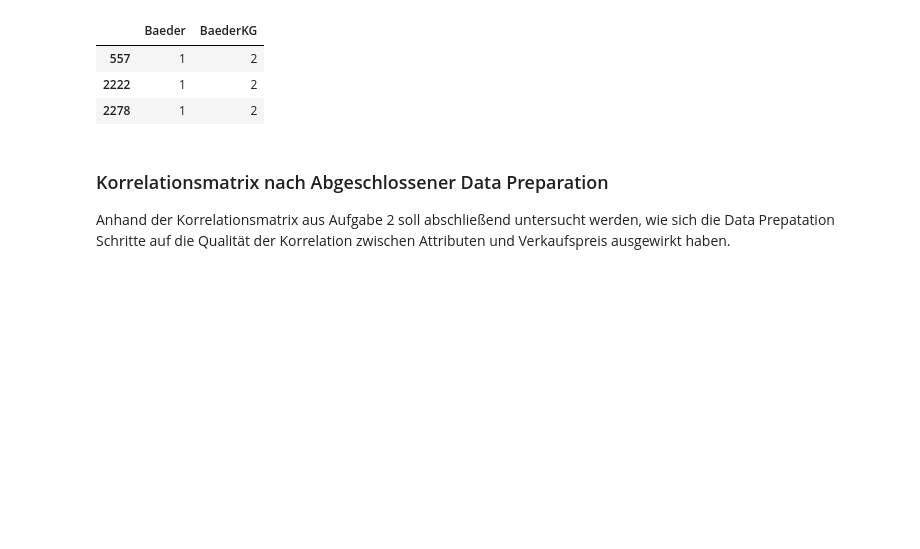
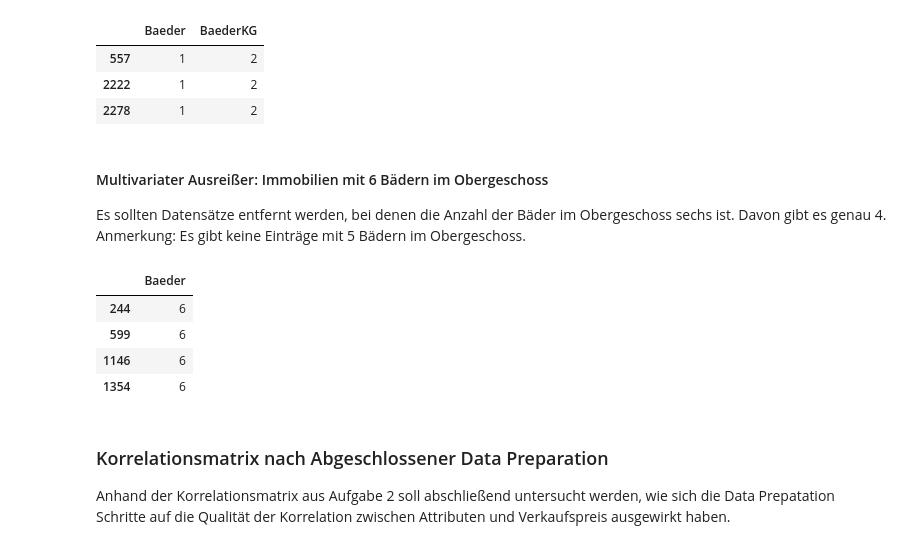
Before and after one commit to JoDi-2903/Real-Estate-Data-Science-Project, a Jupyter notebook: Project_DataScience_J.ipynb, the cells around one changed output. Cells and saved outputs as stored; diff of their text form; code cells hidden in the pictures; blank space fills up the shorter version.

```diff
--- a/Project_DataScience_J.ipynb
+++ b/Project_DataScience_J.ipynb
@@ -502,6 +502,21 @@ df_train_cleaned.drop(df_train_cleaned[rule].index, inplace=True)
 | 557 | 1 | 2 |
 | 2222 | 1 | 2 |
 | 2278 | 1 | 2 |
+# %% [markdown]
+#### Multivariater Ausreißer: Immobilien mit 6 Bädern im Obergeschoss
+Es sollten Datensätze entfernt werden, bei denen die Anzahl der Bäder im Obergeschoss sechs ist. Davon gibt es genau 4.<br>
+Anmerkung: Es gibt keine Einträge mit 5 Bädern im Obergeschoss.
+# %%
+# Show records that match the rule and delete them
+rule = (df_train_cleaned["Baeder"] == 6)
+display(df_train_cleaned[rule].loc[:, ["Baeder"]])
+df_train_cleaned.drop(df_train_cleaned[rule].index, inplace=True)
+# %% [output]
+|  | Baeder |
+| 244 | 6 |
+| 599 | 6 |
+| 1146 | 6 |
+| 1354 | 6 |
 # %% [markdown]
 ### Korrelationsmatrix nach Abgeschlossener Data Preparation
 Anhand der Korrelationsmatrix aus Aufgabe 2 soll abschließend untersucht werden, wie sich die Data Prepatation Schritte auf die Qualität der Korrelation zwischen Attributen und Verkaufspreis ausgewirkt haben.
```
Also changed, not shown: parts of 10 cells of this notebook, 1 other file.
